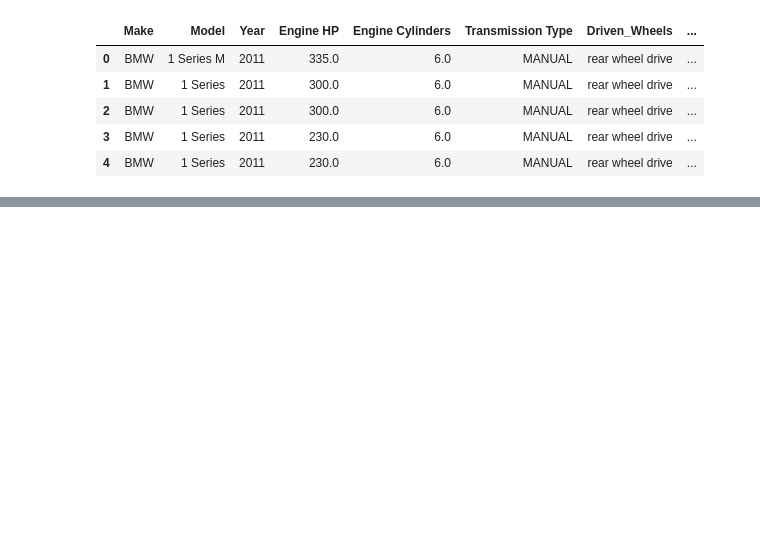
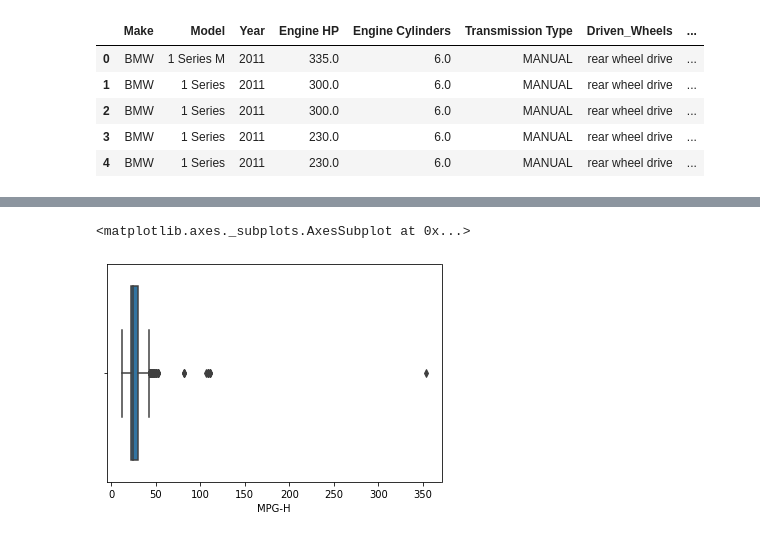
Before and after one commit to devkhetan/ML-Internship, a Jupyter notebook: ML_Internship_Project(B).ipynb, the cells around one changed output, grey strips where cells are left out. Cells and saved outputs as stored; diff of their text form; code cells hidden in the pictures; blank space fills up the shorter version.

```diff
--- a/ML_Internship_Project(B).ipynb
+++ b/ML_Internship_Project(B).ipynb
@@ -131,0 +213,5 @@ sample_data.head()
+# %%
+sns.boxplot(x=sample_data['MPG-H'])
+# %% [output]
+<matplotlib.axes._subplots.AxesSubplot at 0x...>
+[figure, added]
```
Also changed, not shown: parts of 16 cells of this notebook.
